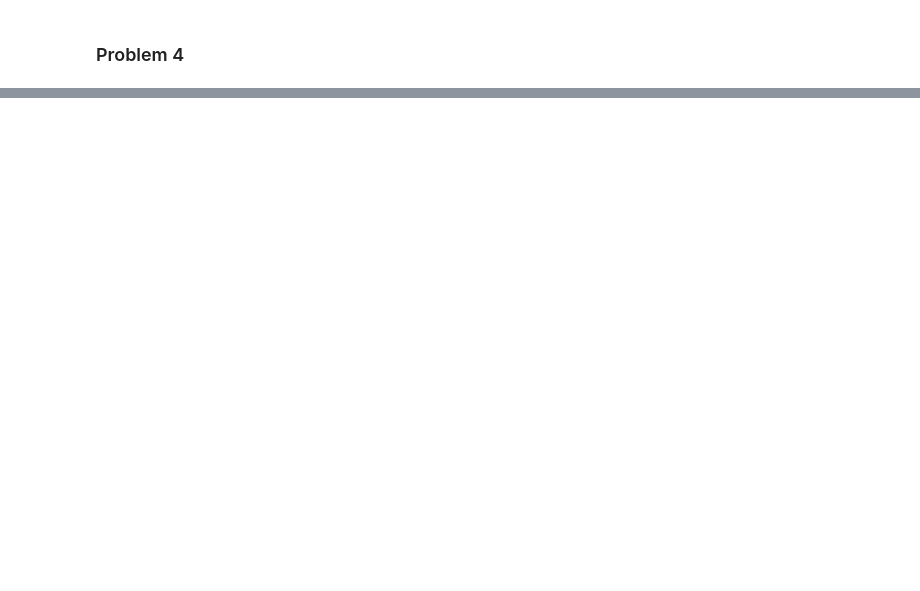
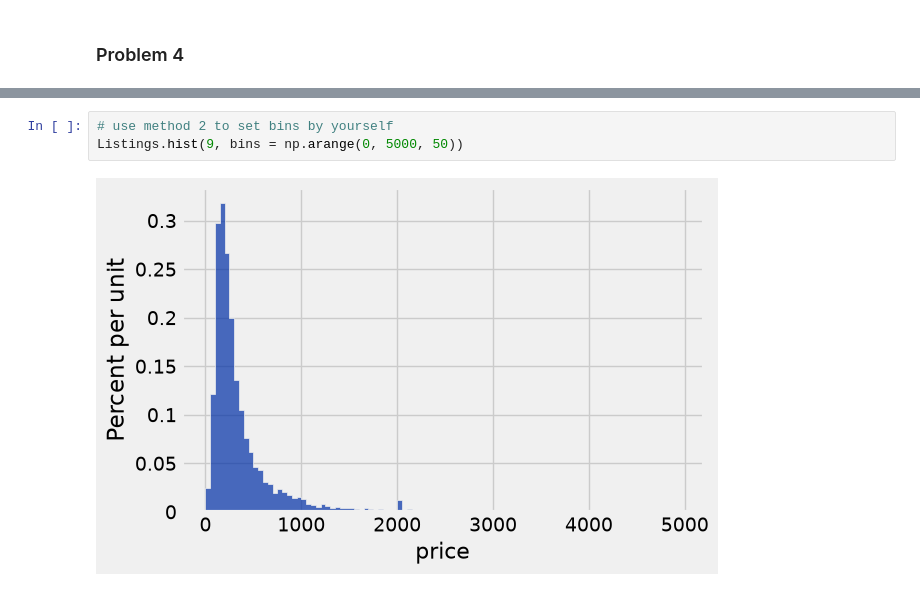
Before and after one commit to EveretteWei/PSTAT-5A-Section-Solutions, a Jupyter notebook: Labs/Lab8.ipynb, the cells around one changed output, grey strips where cells are left out. Drawn from its saved outputs; the diff is of its cells as text; blank space fills up the shorter version.

```diff
--- a/Labs/Lab8.ipynb
+++ b/Labs/Lab8.ipynb
@@ -106,0 +195,5 @@ pyplot.style.use('fivethirtyeight') # set the style / appearance of our plots
+# %%
+# use method 2 to set bins by yourself
+Listings.hist(9, bins = np.arange(0, 5000, 50))
+# %% [output]
+[figure, added]
```
Also changed, not shown: parts of 27 cells of this notebook, 2 other files.
